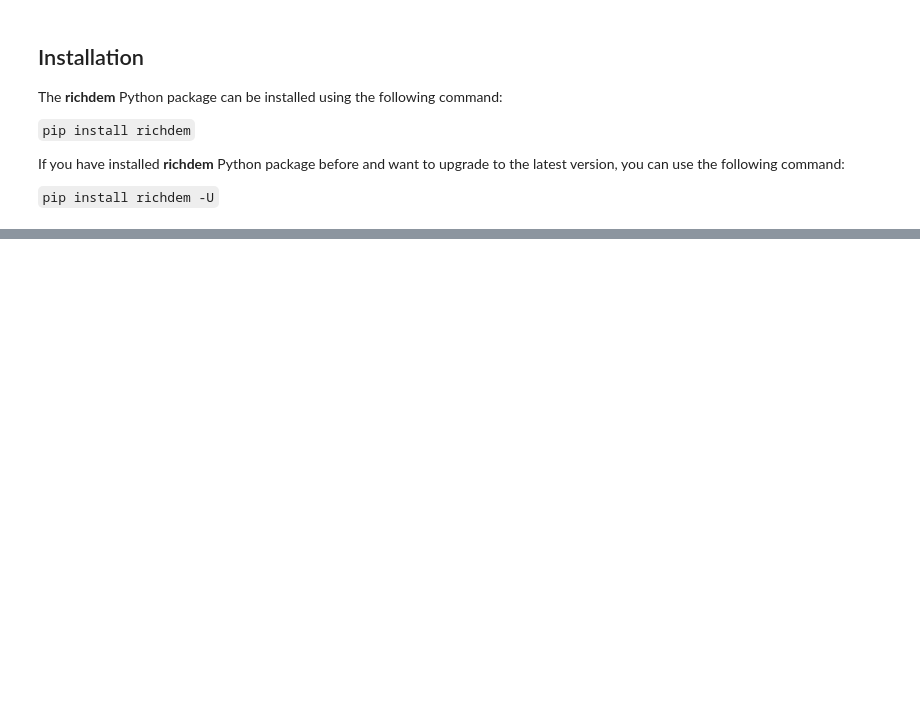
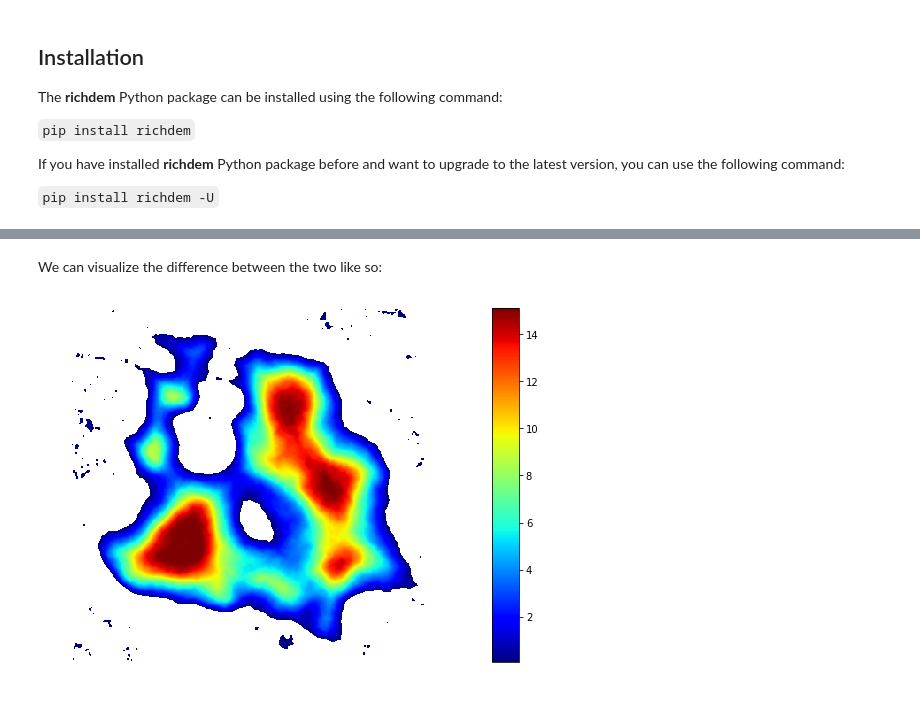
Before and after one commit to giswqs/richdem-binder, a Jupyter notebook: examples/richdem.ipynb, the cells around one changed output, grey strips where cells are left out. Drawn from its saved outputs; the diff is of its cells as text; code cells hidden in the pictures; blank space fills up the shorter version.

```diff
--- a/examples/richdem.ipynb
+++ b/examples/richdem.ipynb
@@ -45,0 +144,7 @@ Unzipping...Done.
+# %% [markdown]
+We can visualize the difference between the two like so:
+# %%
+beau_diff    = beau_filled - beau
+beaufig_diff = rd.rdShow(beau_diff, ignore_colours=[0], axes=False, cmap='jet', figsize=(8,5.5))
+# %% [output]
+[figure, added]
```
Also changed, not shown: parts of 34 cells of this notebook, 1 other file.
